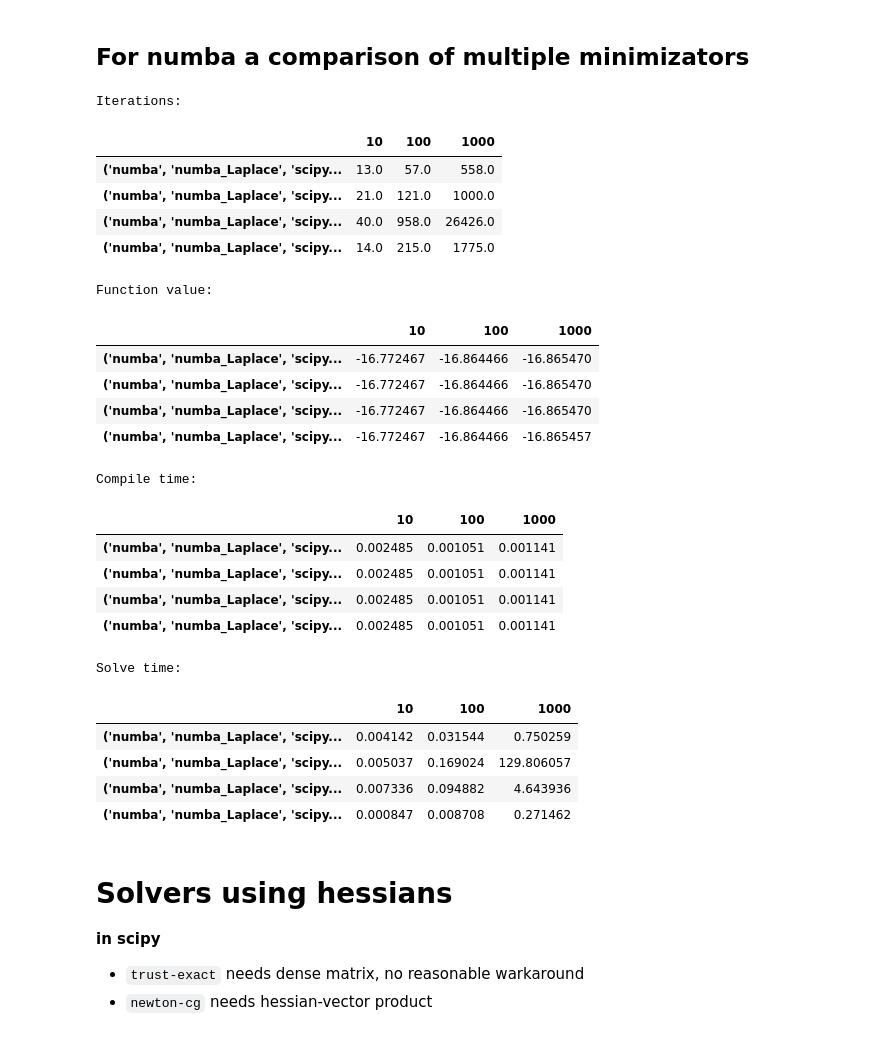
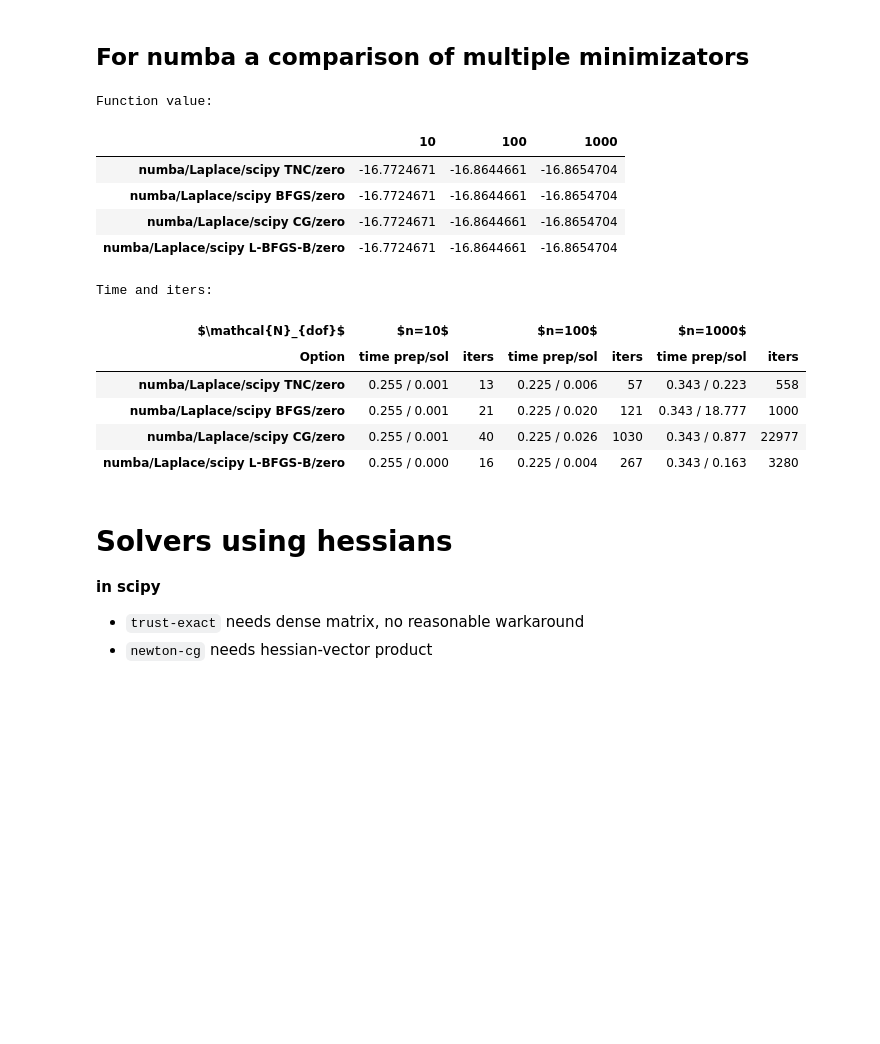
Before and after one commit to Beremi/pLaplace, a Jupyter notebook: run_tests_1D.ipynb, the cells around one changed output. Cells and saved outputs as stored; diff of their text form; code cells hidden in the pictures; blank space fills up the shorter version.

```diff
--- a/run_tests_1D.ipynb
+++ b/run_tests_1D.ipynb
@@ -109,38 +90,27 @@ Solve time:
 # %%
 all_solvers = []
 all_solvers.append({"val_grad": "numba",
-                    "hess": "numba_Laplace",
+                    "hess": "Laplace",
                     "minimizer": ["scipy_TNC", "scipy_BFGS", "scipy_CG", "scipy_L-BFGS-B"],
                     "initial_guess": "zero",
                     "problem_setting": problem_setting,
                     "sizes": sizes})
 results = test_runner_1D.test_runner_1D(all_solvers)
-iterations_df, compile_df, f_val_df, solve_df = test_runner_1D.create_tables(results, display_table="Ipython")
+iterations_df, compile_df, f_val_df, solve_df, _, _, _ = test_runner_1D.create_tables(results, display_table="Ipython")
 # %% [output]
-Iterations:
+Function value:
 |  | 10 | 100 | 1000 |
-| ('numba', 'numba_Laplace', 'scipy... | 13.0 | 57.0 | 558.0 |
-| ('numba', 'numba_Laplace', 'scipy... | 21.0 | 121.0 | 1000.0 |
-| ('numba', 'numba_Laplace', 'scipy... | 40.0 | 958.0 | 26426.0 |
-| ('numba', 'numba_Laplace', 'scipy... | 14.0 | 215.0 | 1775.0 |
+| numba/Laplace/scipy TNC/zero | -16.7724671 | -16.8644661 | -16.8654704 |
+| numba/Laplace/scipy BFGS/zero | -16.7724671 | -16.8644661 | -16.8654704 |
+| numba/Laplace/scipy CG/zero | -16.7724671 | -16.8644661 | -16.8654704 |
+| numba/Laplace/scipy L-BFGS-B/zero | -16.7724671 | -16.8644661 | -16.8654704 |
-Function value:
+Time and iters:
-|  | 10 | 100 | 1000 |
-| ('numba', 'numba_Laplace', 'scipy... | -16.772467 | -16.864466 | -16.865470 |
-| ('numba', 'numba_Laplace', 'scipy... | -16.772467 | -16.864466 | -16.865470 |
-| ('numba', 'numba_Laplace', 'scipy... | -16.772467 | -16.864466 | -16.865470 |
-| ('numba', 'numba_Laplace', 'scipy... | -16.772467 | -16.864466 | -16.865457 |
+| $\mathcal{N}_{dof}$ | $n=10$ |  | $n=100$ |  | $n=1000$ |  |
+| Option | time prep/sol | iters | time prep/sol | iters | time prep/sol | iters |
+| numba/Laplace/scipy TNC/zero | 0.255 / 0.001 | 13 | 0.225 / 0.006 | 57 | 0.343 / 0.223 | 558 |
+| numba/Laplace/scipy BFGS/zero | 0.255 / 0.001 | 21 | 0.225 / 0.020 | 121 | 0.343 / 18.777 | 1000 |
+| numba/Laplace/scipy CG/zero | 0.255 / 0.001 | 40 | 0.225 / 0.026 | 1030 | 0.343 / 0.877 | 22977 |
+| numba/Laplace/scipy L-BFGS-B/zero | 0.255 / 0.000 | 16 | 0.225 / 0.004 | 267 | 0.343 / 0.163 | 3280 |
-Compile time:
-|  | 10 | 100 | 1000 |
-| ('numba', 'numba_Laplace', 'scipy... | 0.002485 | 0.001051 | 0.001141 |
-| ('numba', 'numba_Laplace', 'scipy... | 0.002485 | 0.001051 | 0.001141 |
-| ('numba', 'numba_Laplace', 'scipy... | 0.002485 | 0.001051 | 0.001141 |
-| ('numba', 'numba_Laplace', 'scipy... | 0.002485 | 0.001051 | 0.001141 |
-Solve time:
-|  | 10 | 100 | 1000 |
-| ('numba', 'numba_Laplace', 'scipy... | 0.004142 | 0.031544 | 0.750259 |
-| ('numba', 'numba_Laplace', 'scipy... | 0.005037 | 0.169024 | 129.806057 |
-| ('numba', 'numba_Laplace', 'scipy... | 0.007336 | 0.094882 | 4.643936 |
-| ('numba', 'numba_Laplace', 'scipy... | 0.000847 | 0.008708 | 0.271462 |
 # %% [markdown]
 # Solvers using hessians
 **in scipy**
```
Also changed, not shown: parts of 6 cells of this notebook, 41 other files.
